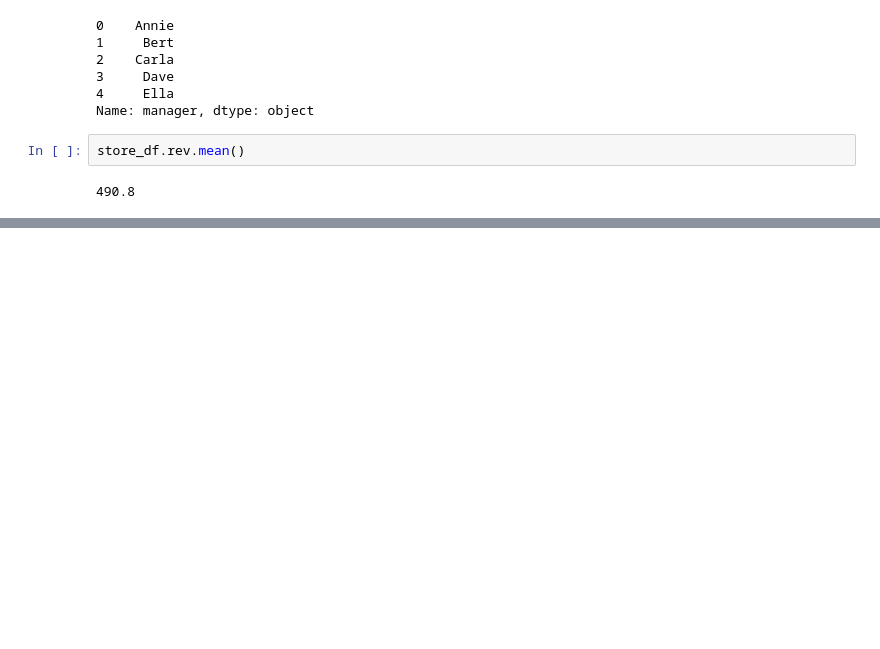
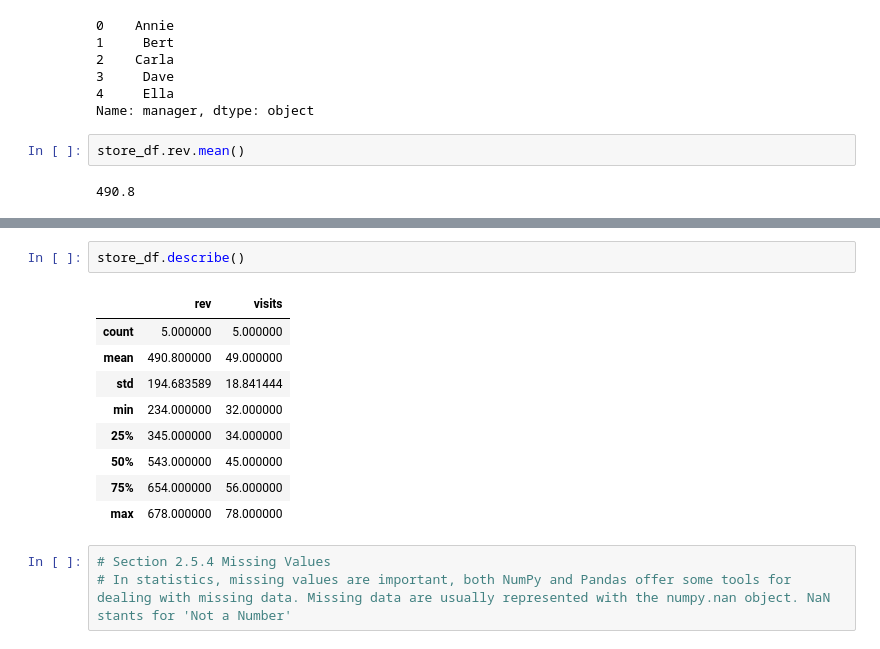
Before and after one commit to datatalking/Springer_Python_Marketing_Analytics, a Jupyter notebook: Part_One/Chapter_Two.ipynb, the cells around one changed output, grey strips where cells are left out. Drawn from its saved outputs; the diff is of its cells as text; blank space fills up the shorter version.

```diff
--- a/Part_One/Chapter_Two.ipynb
+++ b/Part_One/Chapter_Two.ipynb
@@ -884,0 +891,15 @@ store_df.rev.mean()
+# %%
+store_df.describe()
+# %% [output]
+|  | rev | visits |
+| count | 5.000000 | 5.000000 |
+| mean | 490.800000 | 49.000000 |
+| std | 194.683589 | 18.841444 |
+| min | 234.000000 | 32.000000 |
+| 25% | 345.000000 | 34.000000 |
+| 50% | 543.000000 | 45.000000 |
+| 75% | 654.000000 | 56.000000 |
+| max | 678.000000 | 78.000000 |
+# %%
+# Section 2.5.4 Missing Values
+# In statistics, missing values are important, both NumPy and Pandas offer some tools for dealing with missing data. Missing data are usually represented with the numpy.nan object. NaN stants for 'Not a Number'
```
Also changed, not shown: parts of 6 cells of this notebook.
